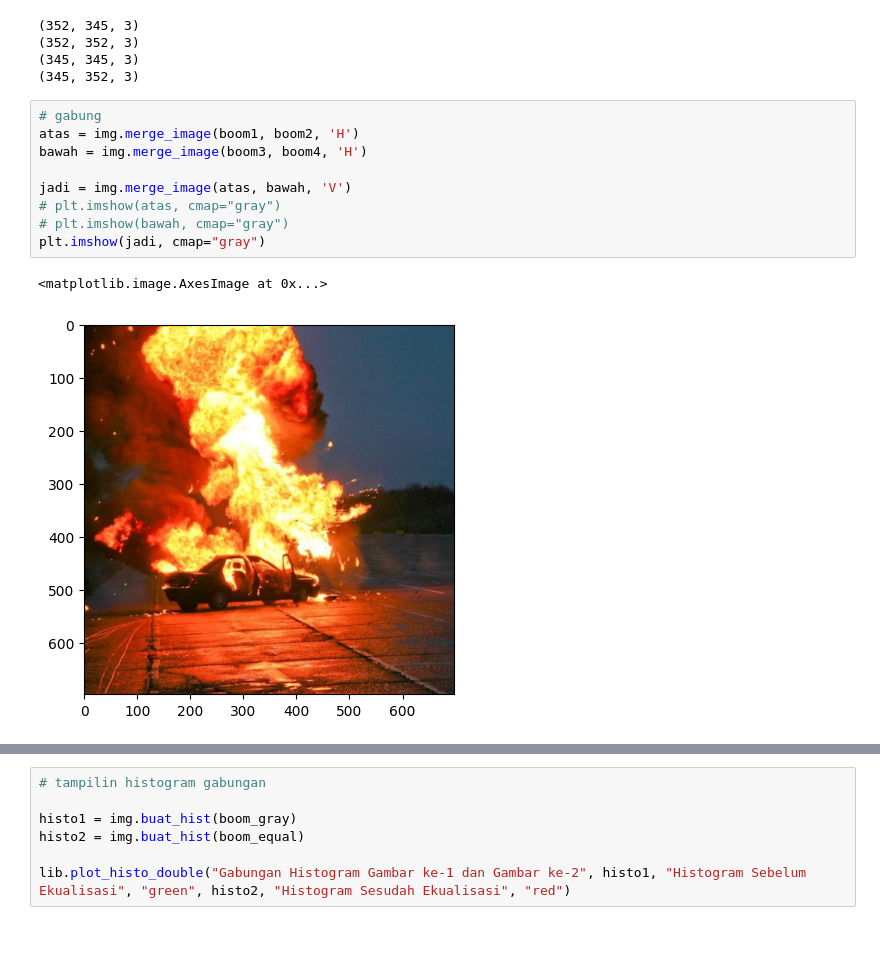
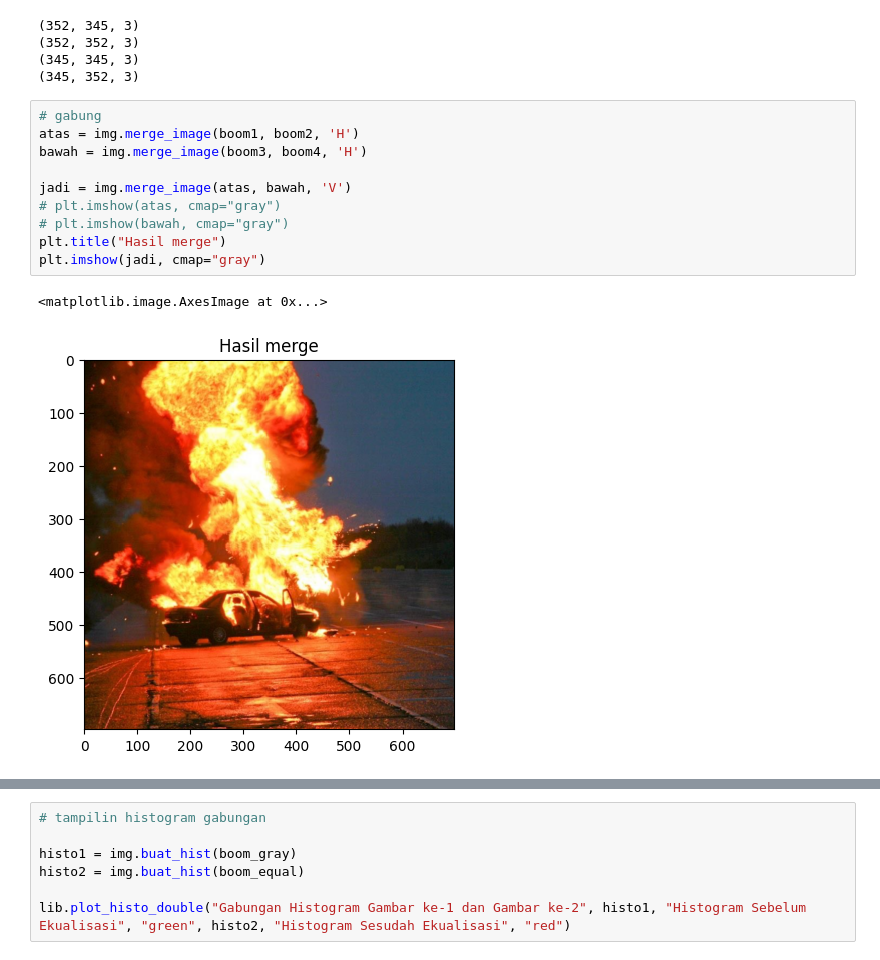
Before and after one commit to praktikum-pcd-2026/jurnal-modul-2-samarawards, a Jupyter notebook: modul2.ipynb, the cells around one changed output, grey strips where cells are left out. Saved outputs shown, nothing was run; the diff lists cells and outputs as text.

```diff
--- a/modul2.ipynb
+++ b/modul2.ipynb
@@ -46,12 +62,13 @@ print(boom4.shape)
 # %%
 # gabung
 atas = img.merge_image(boom1, boom2, 'H')
 bawah = img.merge_image(boom3, boom4, 'H')
 
 jadi = img.merge_image(atas, bawah, 'V')
 # plt.imshow(atas, cmap="gray")
 # plt.imshow(bawah, cmap="gray")
+plt.title("Hasil merge")
 plt.imshow(jadi, cmap="gray")
 # %% [output]
 <matplotlib.image.AxesImage at 0x...>
-[figure, old version]
+[figure, new version]
```
Also changed, not shown: parts of 26 cells of this notebook.
